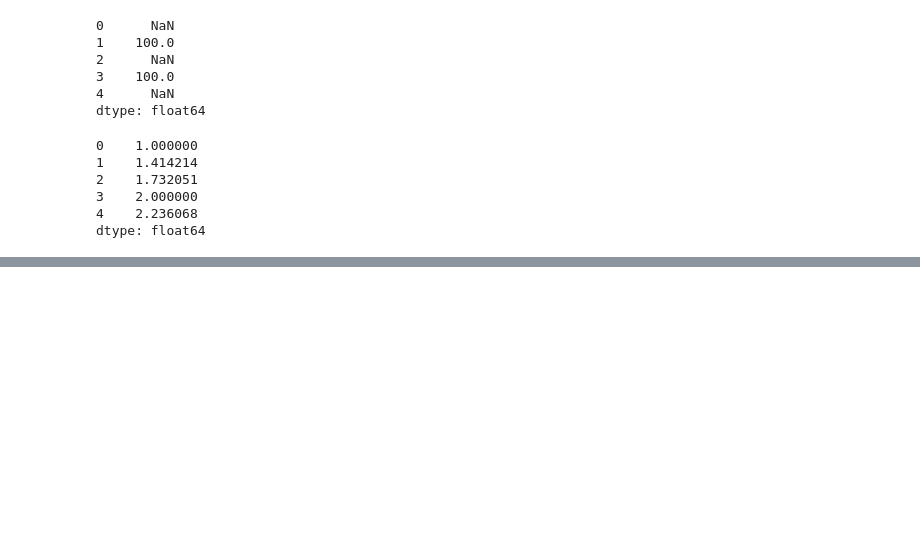
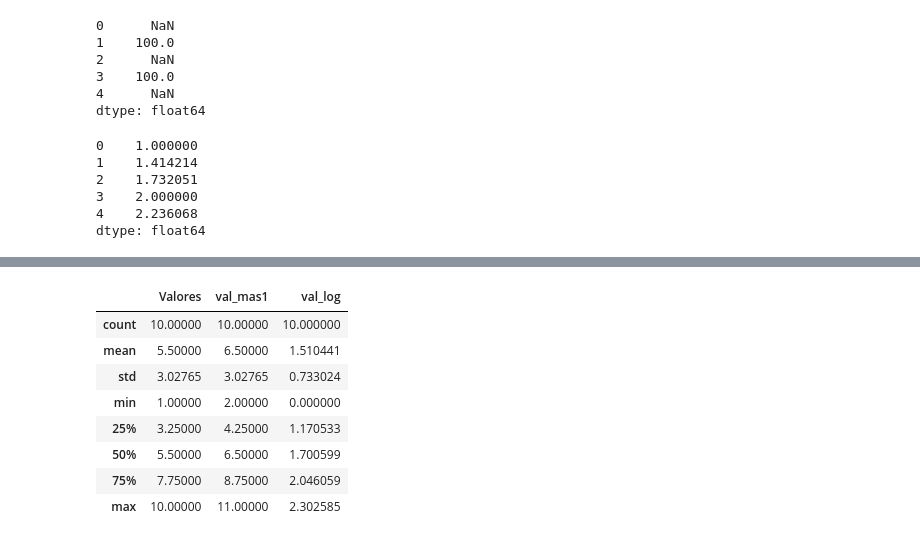
Before and after one commit to Ghosty501/Natural-Language-Process, a Jupyter notebook: Primer parcial/Semana II/Numpy-Panda.ipynb, the cells around one changed output, grey strips where cells are left out. Drawn from its saved outputs; the diff is of its cells as text; code cells hidden in the pictures; blank space fills up the shorter version.

```diff
--- a/Primer parcial/Semana II/Numpy-Panda.ipynb
+++ b/Primer parcial/Semana II/Numpy-Panda.ipynb
@@ -120,0 +587,2 @@ df  = pd.DataFrame(range(1, 11))
+# %%
+df=df.drop(columns="Valores")
@@ -120,0 +603,2 @@ df  = pd.DataFrame(range(1, 11))
+# %%
+df.drop(columns="val_mas1", inplace=True)
@@ -120,0 +636,12 @@ df  = pd.DataFrame(range(1, 11))
+# %%
+df.describe()
+# %% [output]
+|  | Valores | val_mas1 | val_log |
+| count | 10.00000 | 10.00000 | 10.000000 |
+| mean | 5.50000 | 6.50000 | 1.510441 |
+| std | 3.02765 | 3.02765 | 0.733024 |
+| min | 1.00000 | 2.00000 | 0.000000 |
+| 25% | 3.25000 | 4.25000 | 1.170533 |
+| 50% | 5.50000 | 6.50000 | 1.700599 |
+| 75% | 7.75000 | 8.75000 | 2.046059 |
+| max | 10.00000 | 11.00000 | 2.302585 |
```
Also changed, not shown: parts of 69 cells of this notebook.
